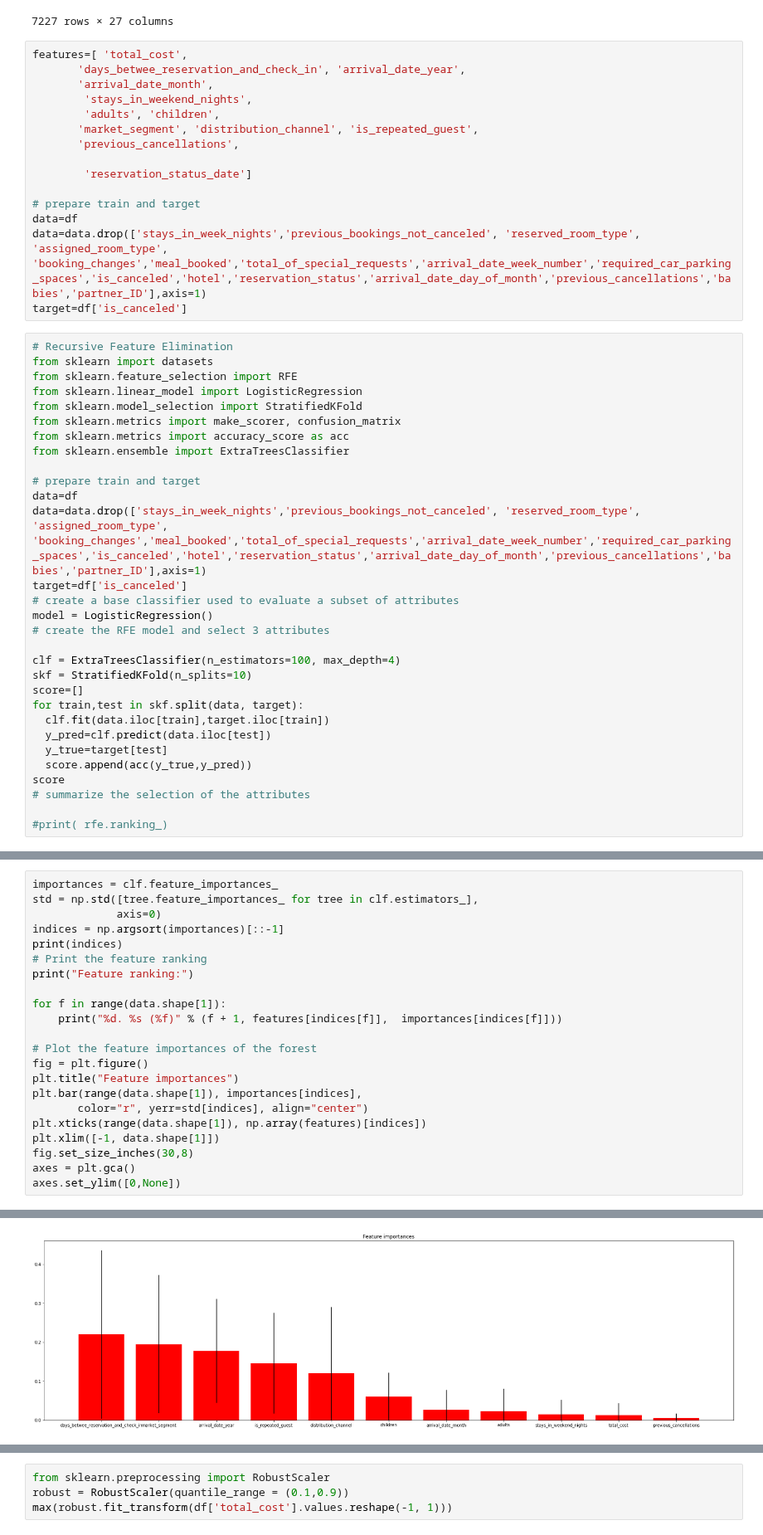
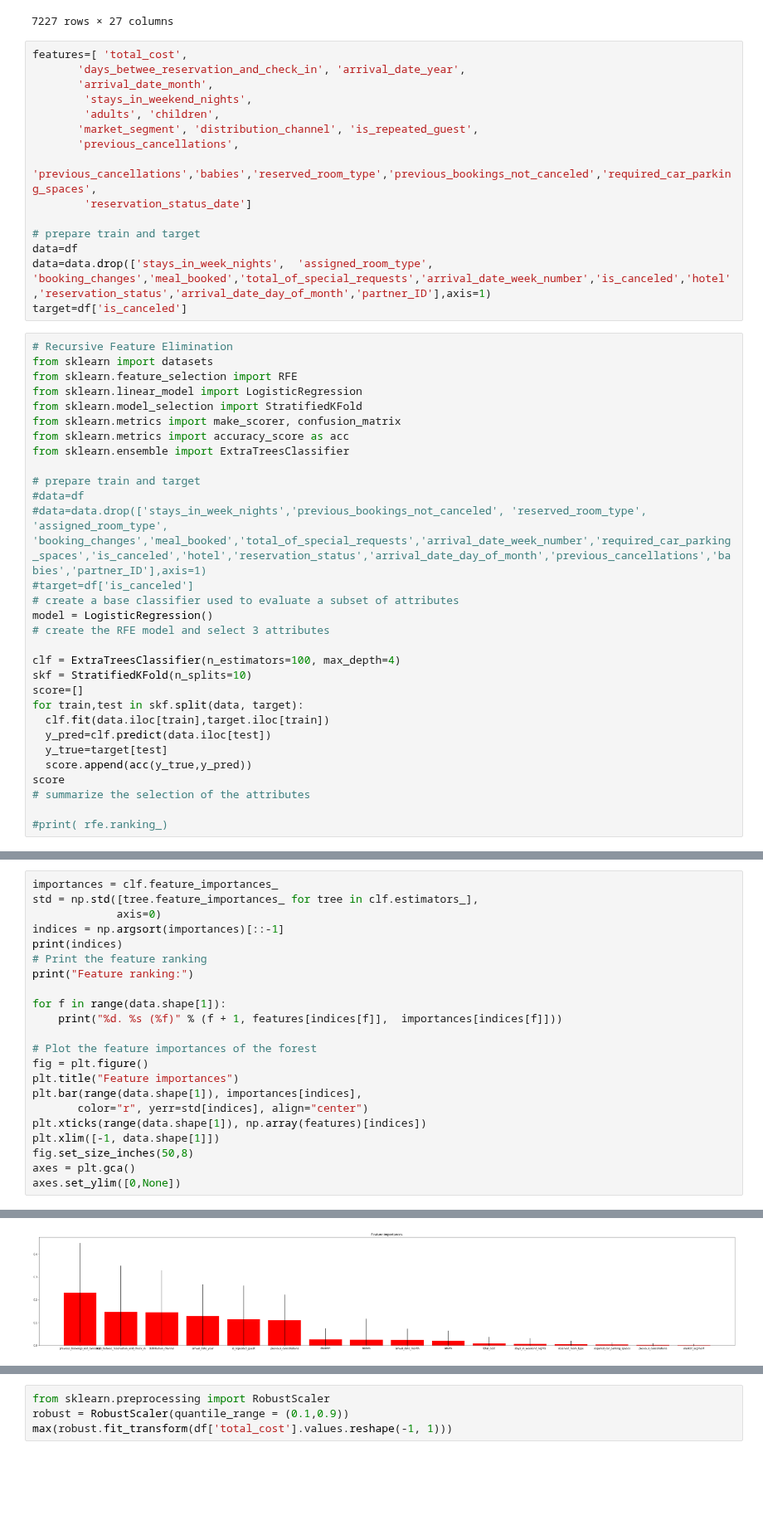
Before and after one commit to Sushila-Phogat/Data-science-with-Python, a Jupyter notebook: Profusion_hotel_booking.ipynb, the cells around one changed output, grey strips where cells are left out. Shown at 83% size. Drawn from its saved outputs; the diff is of its cells as text; blank space fills up the shorter version.

```diff
--- a/Profusion_hotel_booking.ipynb
+++ b/Profusion_hotel_booking.ipynb
@@ -197,12 +113,12 @@ features=[ 'total_cost',
         'adults', 'children',
        'market_segment', 'distribution_channel', 'is_repeated_guest',
        'previous_cancellations',
-
+       'previous_cancellations','babies','reserved_room_type','previous_bookings_not_canceled','required_car_parking_spaces',
         'reservation_status_date']
 
 # prepare train and target
 data=df
-data=data.drop(['stays_in_week_nights','previous_bookings_not_canceled', 'reserved_room_type', 'assigned_room_type', 'booking_changes','meal_booked','total_of_special_requests','arrival_date_week_number','required_car_parking_spaces','is_canceled','hotel','reservation_status','arrival_date_day_of_month','previous_cancellations','babies','partner_ID'],axis=1)
+data=data.drop(['stays_in_week_nights',  'assigned_room_type', 'booking_changes','meal_booked','total_of_special_requests','arrival_date_week_number','is_canceled','hotel','reservation_status','arrival_date_day_of_month','partner_ID'],axis=1)
 target=df['is_canceled']
 # %%
 # Recursive Feature Elimination
@@ -215,9 +131,9 @@ from sklearn.metrics import accuracy_score as acc
 from sklearn.ensemble import ExtraTreesClassifier
 
 # prepare train and target
-data=df
-data=data.drop(['stays_in_week_nights','previous_bookings_not_canceled', 'reserved_room_type', 'assigned_room_type', 'booking_changes','meal_booked','total_of_special_requests','arrival_date_week_number','required_car_parking_spaces','is_canceled','hotel','reservation_status','arrival_date_day_of_month','previous_cancellations','babies','partner_ID'],axis=1)
-target=df['is_canceled']
+#data=df
+#data=data.drop(['stays_in_week_nights','previous_bookings_not_canceled', 'reserved_room_type', 'assigned_room_type', 'booking_changes','meal_booked','total_of_special_requests','arrival_date_week_number','required_car_parking_spaces','is_canceled','hotel','reservation_status','arrival_date_day_of_month','previous_cancellations','babies','partner_ID'],axis=1)
+#target=df['is_canceled']
 # create a base classifier used to evaluate a subset of attributes
 model = LogisticRegression()
 # create the RFE model and select 3 attributes
@@ -264,7 +180,7 @@ plt.bar(range(data.shape[1]), importances[indices],
        color="r", yerr=std[indices], align="center")
 plt.xticks(range(data.shape[1]), np.array(features)[indices])
 plt.xlim([-1, data.shape[1]])
-fig.set_size_inches(30,8)
+fig.set_size_inches(50,8)
 axes = plt.gca()
 axes.set_ylim([0,None])
 # %% [output]
@@ -285 +206 @@ Feature ranking:
-[figure, old version]
+[figure, new version]
```
Also changed, not shown: parts of 24 cells of this notebook.
